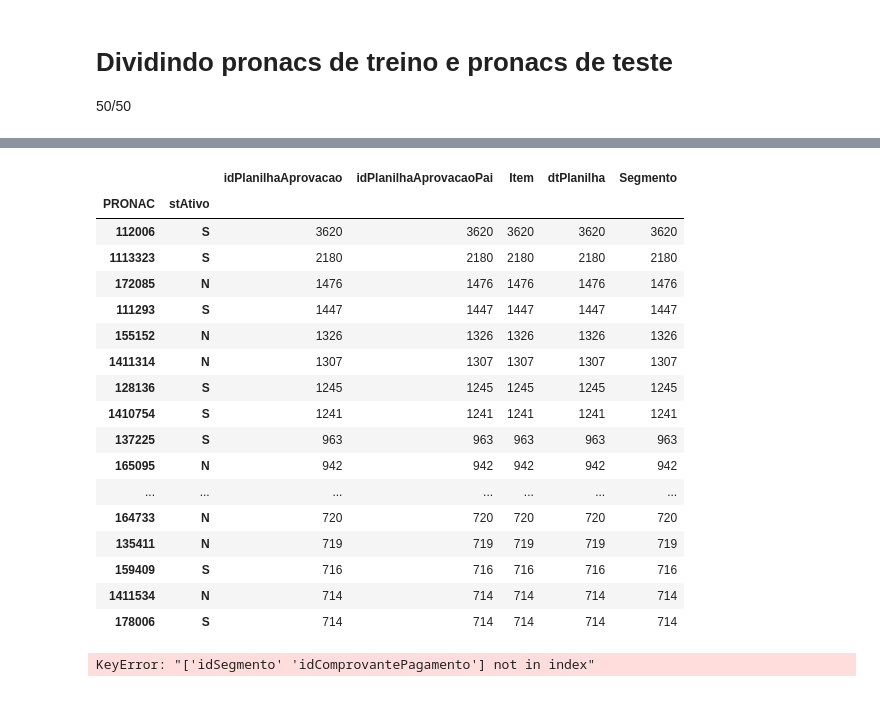
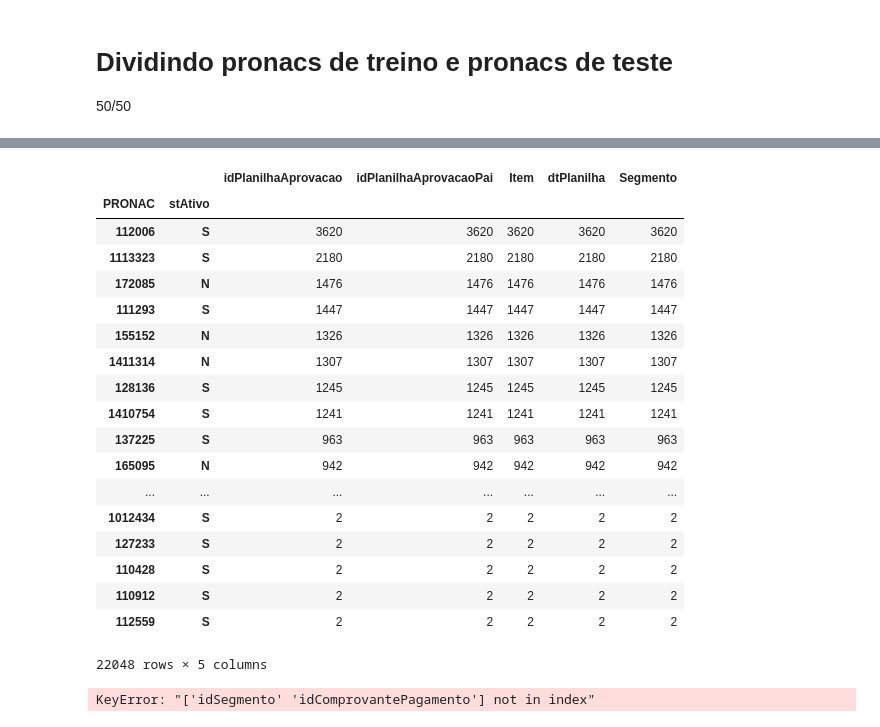
Before and after one commit to lappis-unb/salic-ml, a Jupyter notebook: notebooks/doing/feature_spreadsheet.ipynb, the cells around one changed output, grey strips where cells are left out. Drawn from its saved outputs; the diff is of its cells as text; code cells hidden in the pictures.

```diff
--- a/notebooks/doing/feature_spreadsheet.ipynb
+++ b/notebooks/doing/feature_spreadsheet.ipynb
@@ -229,24 +220,25 @@ number of spreadsheets = 8
 # %%
-dt_train.groupby(['PRONAC', 'stAtivo']).count().sort_values(by='idPlanilhaAprovacao', ascending=False).head(20)
+dt_train.groupby(['PRONAC', 'stAtivo']).count().sort_values(by='idPlanilhaAprovacao', ascending=False)
 # %% [output]
 |  |  | idPlanilhaAprovacao | idPlanilhaAprovacaoPai | Item | dtPlanilha | Segmento |
 | PRONAC | stAtivo |  |  |  |  |  |
 | 112006 | S | 3620 | 3620 | 3620 | 3620 | 3620 |
 | 1113323 | S | 2180 | 2180 | 2180 | 2180 | 2180 |
 | 172085 | N | 1476 | 1476 | 1476 | 1476 | 1476 |
 | 111293 | S | 1447 | 1447 | 1447 | 1447 | 1447 |
 | 155152 | N | 1326 | 1326 | 1326 | 1326 | 1326 |
 | 1411314 | N | 1307 | 1307 | 1307 | 1307 | 1307 |
 | 128136 | S | 1245 | 1245 | 1245 | 1245 | 1245 |
 | 1410754 | S | 1241 | 1241 | 1241 | 1241 | 1241 |
 | 137225 | S | 963 | 963 | 963 | 963 | 963 |
 | 165095 | N | 942 | 942 | 942 | 942 | 942 |
 | ... | ... | ... | ... | ... | ... | ... |
-| 164733 | N | 720 | 720 | 720 | 720 | 720 |
-| 135411 | N | 719 | 719 | 719 | 719 | 719 |
-| 159409 | S | 716 | 716 | 716 | 716 | 716 |
-| 1411534 | N | 714 | 714 | 714 | 714 | 714 |
-| 178006 | S | 714 | 714 | 714 | 714 | 714 |
+| 1012434 | S | 2 | 2 | 2 | 2 | 2 |
+| 127233 | S | 2 | 2 | 2 | 2 | 2 |
+| 110428 | S | 2 | 2 | 2 | 2 | 2 |
+| 110912 | S | 2 | 2 | 2 | 2 | 2 |
+| 112559 | S | 2 | 2 | 2 | 2 | 2 |
+22048 rows × 5 columns
 # %%
 segment_projects = dt_train[['PRONAC', 'idSegmento', 'idComprovantePagamento']].groupby(['idSegmento', 'PRONAC']).nunique()
 segment_projects.drop(columns=['PRONAC', 'idSegmento'], inplace=True)
```
Also changed, not shown: parts of 1 cell of this notebook.
